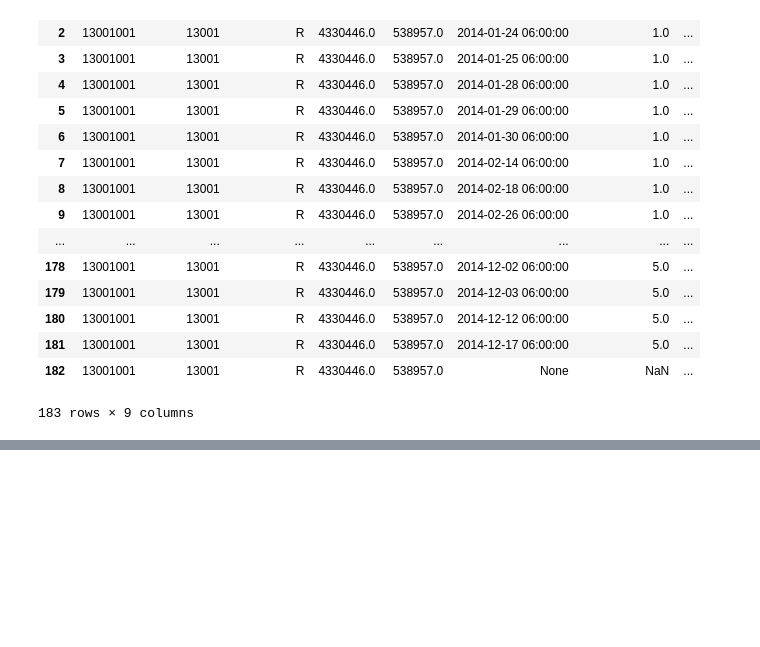
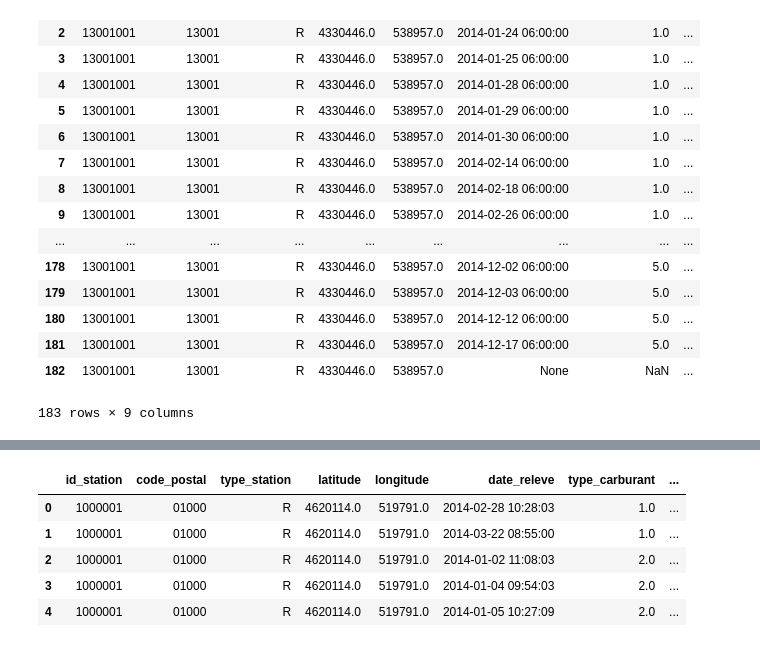
Before and after one commit to magdass/Project, a Jupyter notebook: src/exploration/chargement des données.ipynb, the cells around one changed output, grey strips where cells are left out. Drawn from its saved outputs; the diff is of its cells as text; code cells hidden in the pictures; blank space fills up the shorter version.

```diff
--- a/src/exploration/chargement des données.ipynb
+++ b/src/exploration/chargement des données.ipynb
@@ -4,9 +4,3 @@ import os
 import json
 import glob
 import sqlite3
-# %%
-with open('../parameters.json') as json_data:
-    params = json.load(json_data)
-
-DATA_DIR = params['DATA_DIR']
-TMP_DIR = params['TMP_DIR']
@@ -166,0 +203,11 @@ pd.read_sql_query('select * from prices where code_postal="13001"',
+# %%
+res_df = pd.read_sql_query("SELECT * FROM prices WHERE prix >1400", cnx)
+# %%
+res_df.head()
+# %% [output]
+|  | id_station | code_postal | type_station | latitude | longitude | date_releve | type_carburant | ... |
+| 0 | 1000001 | 01000 | R | 4620114.0 | 519791.0 | 2014-02-28 10:28:03 | 1.0 | ... |
+| 1 | 1000001 | 01000 | R | 4620114.0 | 519791.0 | 2014-03-22 08:55:00 | 1.0 | ... |
+| 2 | 1000001 | 01000 | R | 4620114.0 | 519791.0 | 2014-01-02 11:08:03 | 2.0 | ... |
+| 3 | 1000001 | 01000 | R | 4620114.0 | 519791.0 | 2014-01-04 09:54:03 | 2.0 | ... |
+| 4 | 1000001 | 01000 | R | 4620114.0 | 519791.0 | 2014-01-05 10:27:09 | 2.0 | ... |
```
Also changed, not shown: parts of 41 cells of this notebook, 1 other file.
